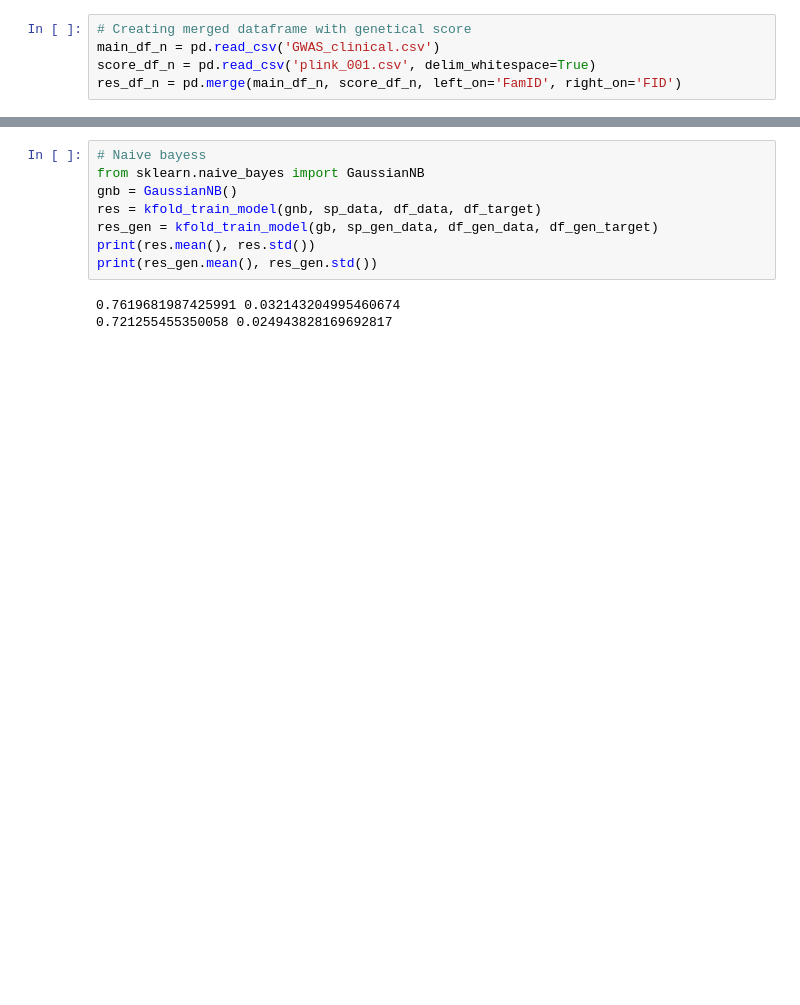
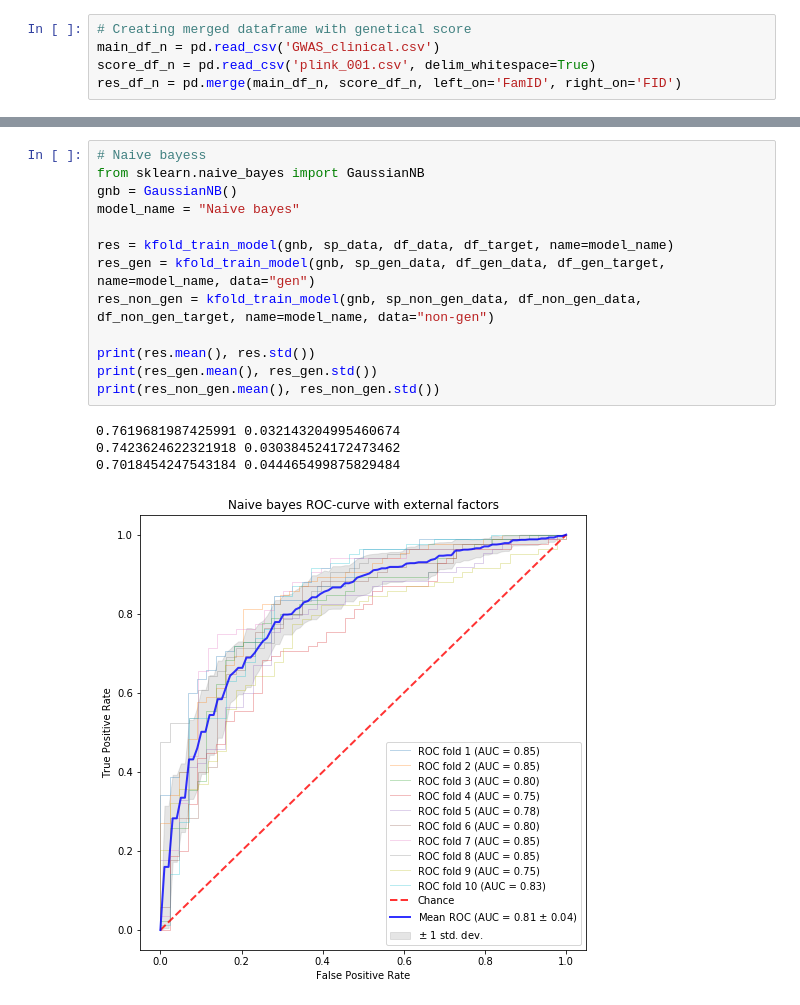
Before and after one commit to JediKnightChan/CAD-Research, a Jupyter notebook: Machine-learning.ipynb, the cells around one changed output, grey strips where cells are left out. Drawn from its saved outputs; the diff is of its cells as text; blank space fills up the shorter version.

```diff
--- a/Machine-learning.ipynb
+++ b/Machine-learning.ipynb
@@ -78,11 +167,18 @@ print(res_gen.mean(), res_gen.std())
 # %%
 # Naive bayess
 from sklearn.naive_bayes import GaussianNB
 gnb = GaussianNB()
-res = kfold_train_model(gnb, sp_data, df_data, df_target)
-res_gen = kfold_train_model(gb, sp_gen_data, df_gen_data, df_gen_target)
+model_name = "Naive bayes"
+
+res = kfold_train_model(gnb, sp_data, df_data, df_target, name=model_name)
+res_gen = kfold_train_model(gnb, sp_gen_data, df_gen_data, df_gen_target, name=model_name, data="gen")
+res_non_gen = kfold_train_model(gnb, sp_non_gen_data, df_non_gen_data, df_non_gen_target, name=model_name, data="non-gen")
+
 print(res.mean(), res.std())
 print(res_gen.mean(), res_gen.std())
+print(res_non_gen.mean(), res_non_gen.std())
 # %% [output]
 0.7619681987425991 0.032143204995460674
-0.721255455350058 0.024943828169692817
+0.7423624622321918 0.030384524172473462
+0.7018454247543184 0.044465499875829484
+[figure, added]
```
Also changed, not shown: parts of 8 cells of this notebook, 15 other files.
